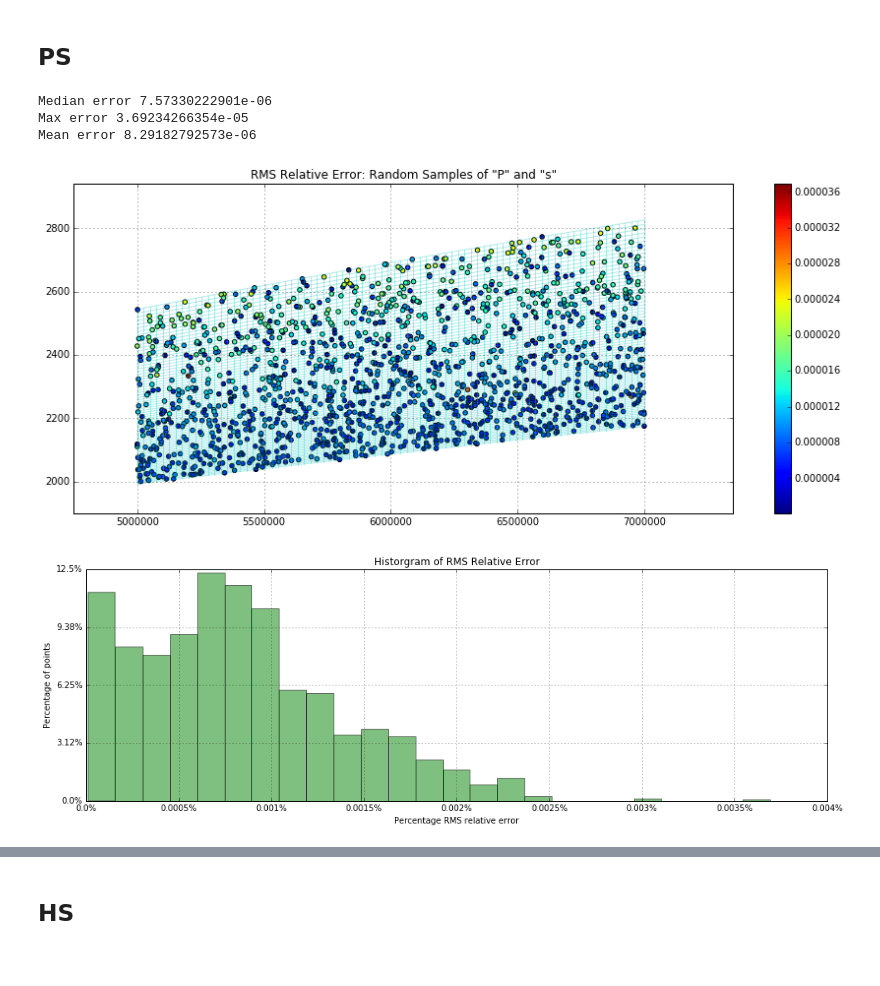
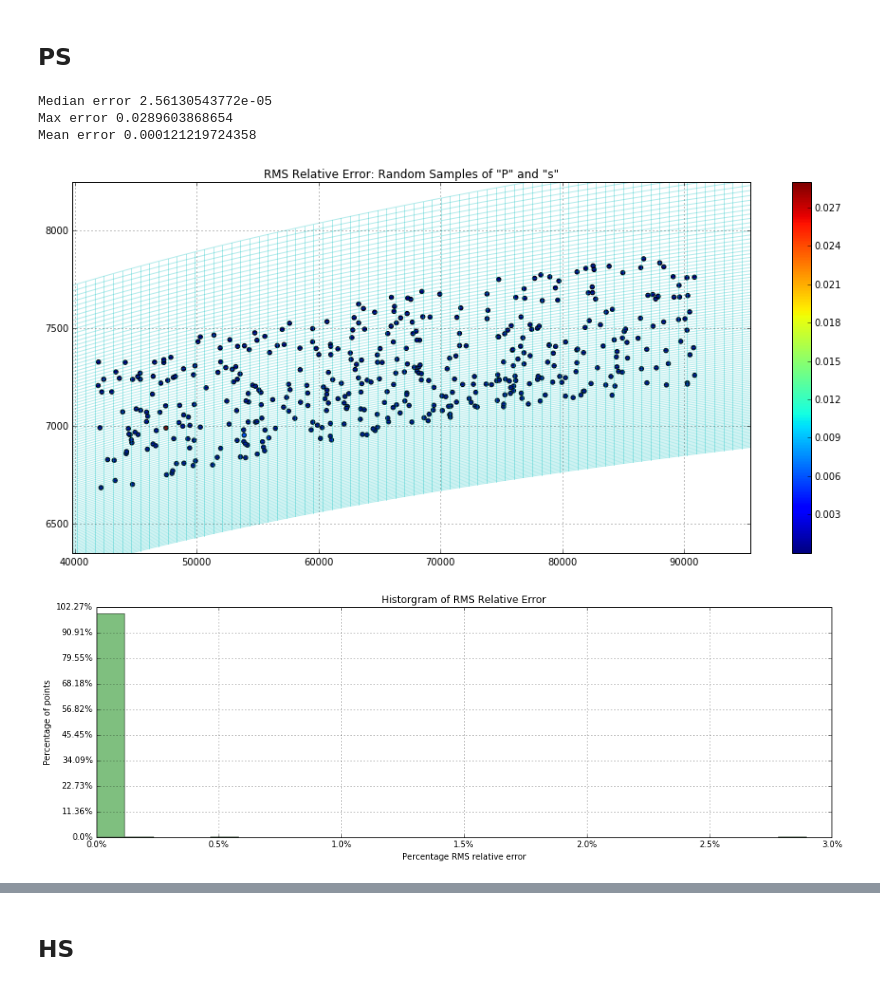
Before and after one commit to MatejKosec/LUTStandAlone, a Jupyter notebook: Verification.ipynb, the cells around one changed output, grey strips where cells are left out. Saved outputs shown, nothing was run; the diff lists cells and outputs as text; code cells hidden in the pictures.

```diff
--- a/Verification.ipynb
+++ b/Verification.ipynb
@@ -18,7 +18,7 @@ import sys
 # %% [markdown]
 0=rho, 1=P, 2=SoundSpeed, 3=Cp, 4=Entropy, 5=Mu, 6=Kt, 7=dpdrho_e, 8=dpde_rho, 9=dTdrho_e, 10=dTde_rho, 11=T, 12=StaticEnergy
 # %%
-randoms = sp.genfromtxt('random.dat', skip_header=1)
+randoms = sp.genfromtxt('MDM/MDM_random.dat', skip_header=1)
 #randoms = sp.genfromtxt('AIR/air_random.dat', skip_header=1)
 rho          = randoms[:,0];
 P            = randoms[:,1];
@@ -110,7 +109,7 @@ def load_interp(filename):
     interp_Mu           = interp_data[:,12];
     #interp_dmudrho_T    = interp_data[:,13];
     #interp_dmudT_rho    = interp_data[:,14];
-    interp_Kt           = interp_data[:,13];
+    interp_Kt           = interp_data[:,15];
     #interp_dktdrho_T    = interp_data[:,16];
     #interp_dktdT_rho    = interp_data[:,17];
     return
@@ -131,7 +130,6 @@ def plot_RMS(x,y):
     REL_ERR = REL_ERR + ((interp_Mu-Mu)/(Mu))**2;
     REL_ERR = REL_ERR + ((interp_Kt-Kt)/(Kt))**2;
     REL_ERR = sp.sqrt(REL_ERR/14.0)
-    REL_ERR = REL_ERR*100
     #REL_ERR = REL_ERR/max(REL_ERR)
     scat=plt.scatter(x,y,c =REL_ERR)
     print 'Median error', sp.median(REL_ERR)
@@ -290,17 +288,17 @@ Mean error 4.65728318033e-06
 ## PS
 # %%
 %matplotlib inline
-plt.figure(figsize=(15,6))
+plt.figure(figsize=(16,7))
 plt.title('RMS Relative Error: Random Samples of "P" and "s"')
 load_interp('Ps_out.dat')
 REL_ERR = plot_RMS(interp_Pressure,interp_Entropy)
 plot_mesh(mesh_Pressure, mesh_Entropy);
 plot_hist_RMS(REL_ERR);
 plot_hist_Individual("Pressure","Entropy");
 #results show a bias
 # %% [output]
-Median error 7.57330222901e-06
-Max error 3.69234266354e-05
-Mean error 8.29182792573e-06
+Median error 2.56130543772e-05
+Max error 0.0289603868654
+Mean error 0.000121219724358
-[figure, old version]
+[figure, new version]
-[figure, old version]
+[figure, new version]
```
Also changed, not shown: parts of 7 cells of this notebook, 6 other files.
